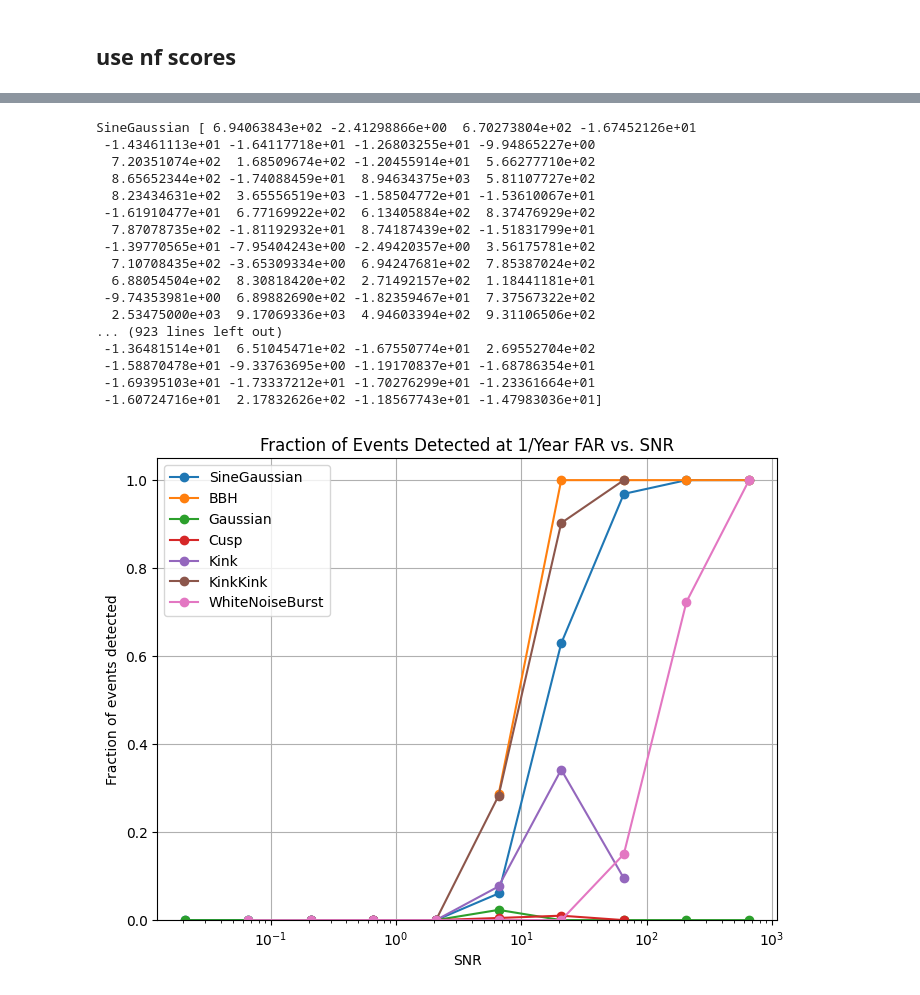
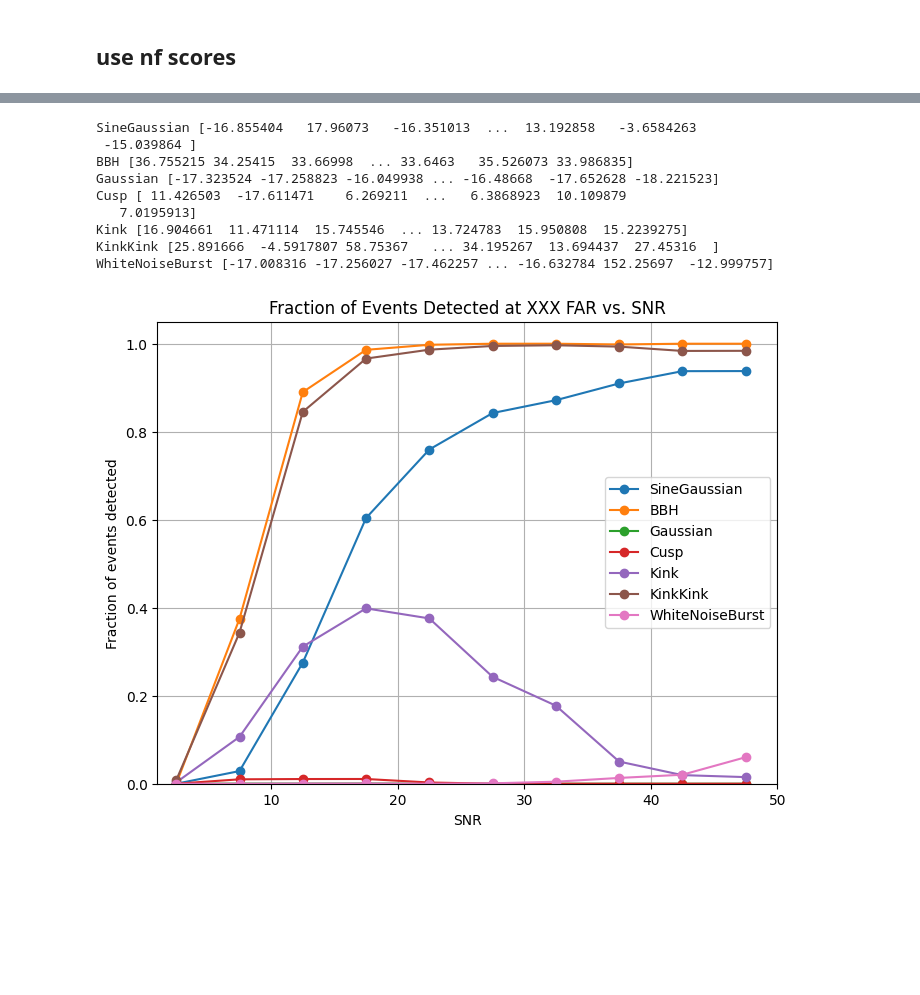
Before and after one commit to ML4GW/gwak, a Jupyter notebook: gwak/deploy/notebooks/roc_curves.ipynb, the cells around one changed output, grey strips where cells are left out. Cells and saved outputs as stored; diff of their text form; code cells hidden in the pictures; blank space fills up the shorter version.

```diff
--- a/gwak/deploy/notebooks/roc_curves.ipynb
+++ b/gwak/deploy/notebooks/roc_curves.ipynb
@@ -27,7 +27,7 @@ psd_length = 64
 fduration = 1
 fftlength = 2
 batch_size = 1024
-batches_per_epoch = 5
+batches_per_epoch = 100
 num_workers = 2
 data_saving_file = None
 duration = fduration + kernel_length
@@ -266,10 +266,11 @@ if np.any(anom_mask):
 else:
     raise ValueError("No anomaly samples found in the test set!")
 
-snr_min, snr_max = 0, 100
+snr_min, snr_max = 1, 50
 
 num_bins = 10
-bin_edges = np.logspace(-2, 3, num_bins + 1)
+# bin_edges = np.logspace(0, 2, num_bins + 1)
+bin_edges = np.linspace(0, 50, num_bins + 1)
 bin_centers = 0.5 * (bin_edges[:-1] + bin_edges[1:])
 
 plt.figure(figsize=(8,6))
@@ -280,54 +281,45 @@ for i, anom_class_name in enumerate(signal_classes[:-1]):
     if not np.any(mask):
         # If no samples for that class, skip
         continue
 
     class_scores = all_scores[mask]
     class_snrs = all_snrs[mask]
 
     # Bin by SNR
     bin_idx = np.digitize(class_snrs, bin_edges) - 1  # bin indices in [0..num_bins-1]
 
     frac_detected = []
     for b in range(num_bins):
         in_bin = (bin_idx == b)
         if not np.any(in_bin):
             frac_detected.append(np.nan)  # or 0.0 if you prefer
         else:
             # fraction that exceed threshold
             frac = np.mean(class_scores[in_bin] > threshold_1yr)
             frac_detected.append(frac)
 
     print(anom_class_name, class_scores)
     plt.plot(bin_centers, frac_detected, marker='o', label=anom_class_name)
 
 plt.xlabel("SNR")
 plt.ylabel("Fraction of events detected")
-plt.title("Fraction of Events Detected at 1/Year FAR vs. SNR")
+plt.title("Fraction of Events Detected at XXX FAR vs. SNR")
 plt.ylim([0, 1.05])
-plt.xscale('log')
+plt.xlim([1, 50])
 plt.legend()
 plt.grid(True)
-#plt.savefig("fraction_1overYearFAR_SNR.png")
 plt.show()
 # %% [output]
-SineGaussian [ 6.94063843e+02 -2.41298866e+00  6.70273804e+02 -1.67452126e+01
- -1.43461113e+01 -1.64117718e+01 -1.26803255e+01 -9.94865227e+00
-  7.20351074e+02  1.68509674e+02 -1.20455914e+01  5.66277710e+02
-  8.65652344e+02 -1.74088459e+01  8.94634375e+03  5.81107727e+02
-  8.23434631e+02  3.65556519e+03 -1.58504772e+01 -1.53610067e+01
- -1.61910477e+01  6.77169922e+02  6.13405884e+02  8.37476929e+02
-  7.87078735e+02 -1.81192932e+01  8.74187439e+02 -1.51831799e+01
- -1.39770565e+01 -7.95404243e+00 -2.49420357e+00  3.56175781e+02
-  7.10708435e+02 -3.65309334e+00  6.94247681e+02  7.85387024e+02
-  6.88054504e+02  8.30818420e+02  2.71492157e+02  1.18441181e+01
- -9.74353981e+00  6.89882690e+02 -1.82359467e+01  7.37567322e+02
-  2.53475000e+03  9.17069336e+03  4.94603394e+02  9.31106506e+02
-... (923 lines left out)
- -1.36481514e+01  6.51045471e+02 -1.67550774e+01  2.69552704e+02
- -1.58870478e+01 -9.33763695e+00 -1.19170837e+01 -1.68786354e+01
- -1.69395103e+01 -1.73337212e+01 -1.70276299e+01 -1.23361664e+01
- -1.60724716e+01  2.17832626e+02 -1.18567743e+01 -1.47983036e+01]
+SineGaussian [-16.855404   17.96073   -16.351013  ...  13.192858   -3.6584263
+ -15.039864 ]
+BBH [36.755215 34.25415  33.66998  ... 33.6463   35.526073 33.986835]
+Gaussian [-17.323524 -17.258823 -16.049938 ... -16.48668  -17.652628 -18.221523]
+Cusp [ 11.426503  -17.611471    6.269211  ...   6.3868923  10.109879
+   7.0195913]
+Kink [16.904661  11.471114  15.745546  ... 13.724783  15.950808  15.2239275]
+KinkKink [25.891666  -4.5917807 58.75367   ... 34.195267  13.694437  27.45316  ]
+WhiteNoiseBurst [-17.008316 -17.256027 -17.462257 ... -16.632784 152.25697  -12.999757]
-[figure, old version]
+[figure, new version]
 # %%
 bins = np.logspace(1,7,100)
 for i,sig in enumerate(signal_classes[:-1]):
```
Also changed, not shown: parts of 6 cells of this notebook.
